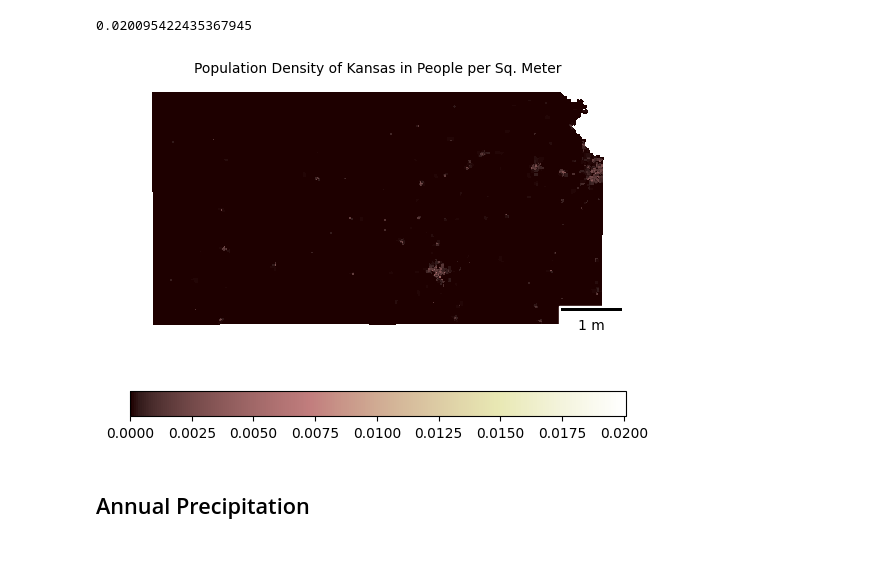
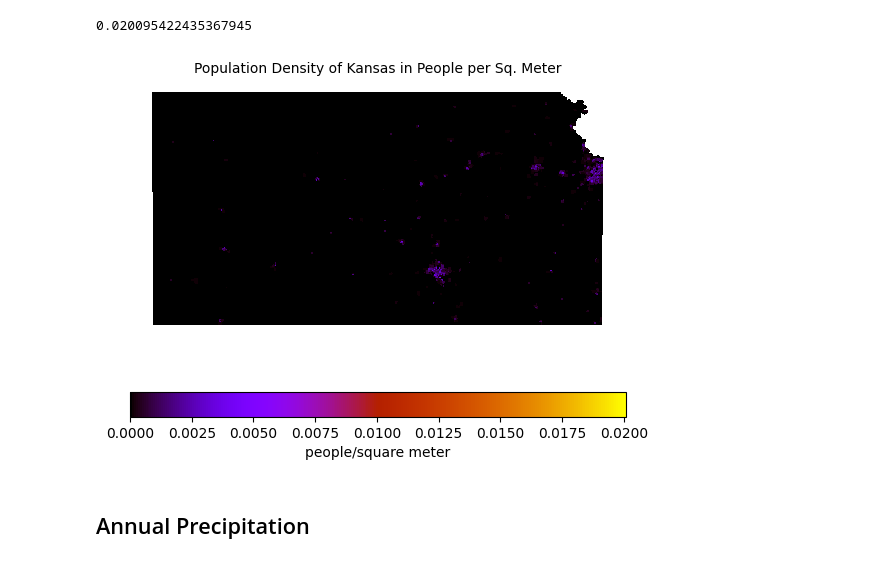
Before and after one commit to chad-fisher/KansasWind, a Jupyter notebook: KansasWindfarms.ipynb, the cells around one changed output. Cells and saved outputs as stored; diff of their text form; code cells hidden in the pictures.

```diff
--- a/KansasWindfarms.ipynb
+++ b/KansasWindfarms.ipynb
@@ -485,15 +485,14 @@ KS_Pop['PopDens'].max()
 # %%
 # Plot data
 fig,ax=plt.subplots()
-KS_Pop.plot(column='PopDens',legend=True,cmap='pink',ax=ax,legend_kwds={'location':'bottom'},antialiased=False)
+KS_Pop.plot(column='PopDens',legend=True,cmap='gnuplot',ax=ax,legend_kwds={'location':'bottom','format':'%.4f','label':'people/square meter'},antialiased=False)
 
 #Finalize and save
 ax.axis('off')
 plt.title('Population Density of Kansas in People per Sq. Meter',fontdict={'fontsize': 10})
-ax.add_artist(ScaleBar(1,location='lower right'))
 fig.savefig('Population Density.png')
 # %% [output]
-[figure, old version]
+[figure, new version]
 # %% [markdown]
 ## Annual Precipitation
 # %%
```
Also changed, not shown: parts of 13 cells of this notebook.
